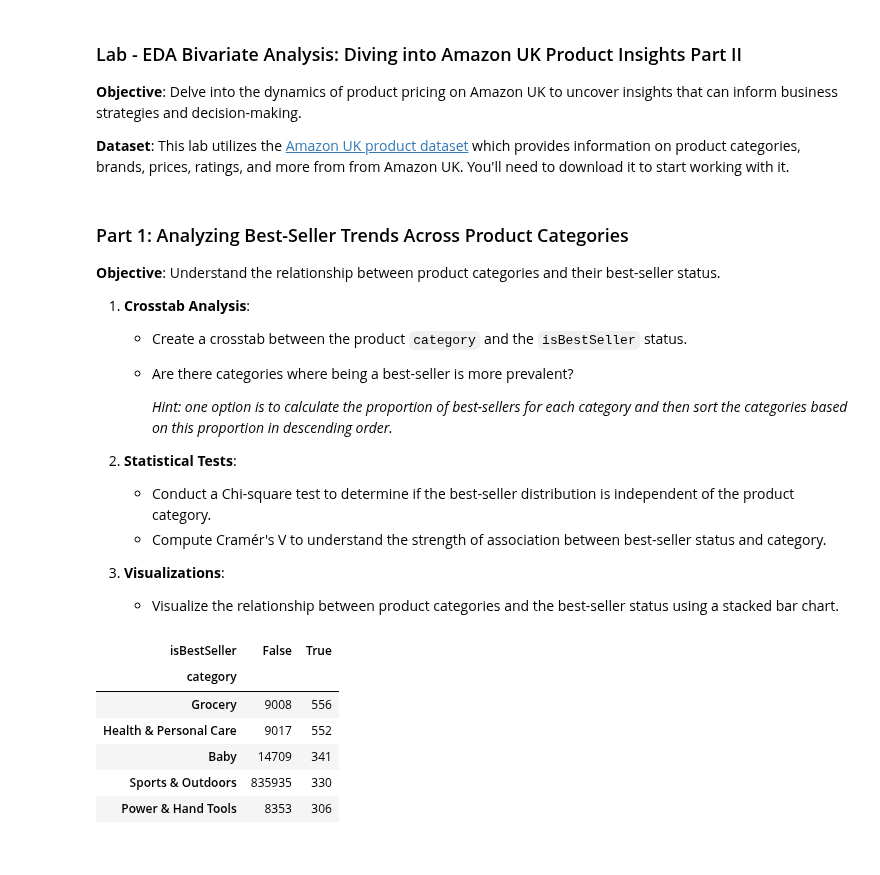
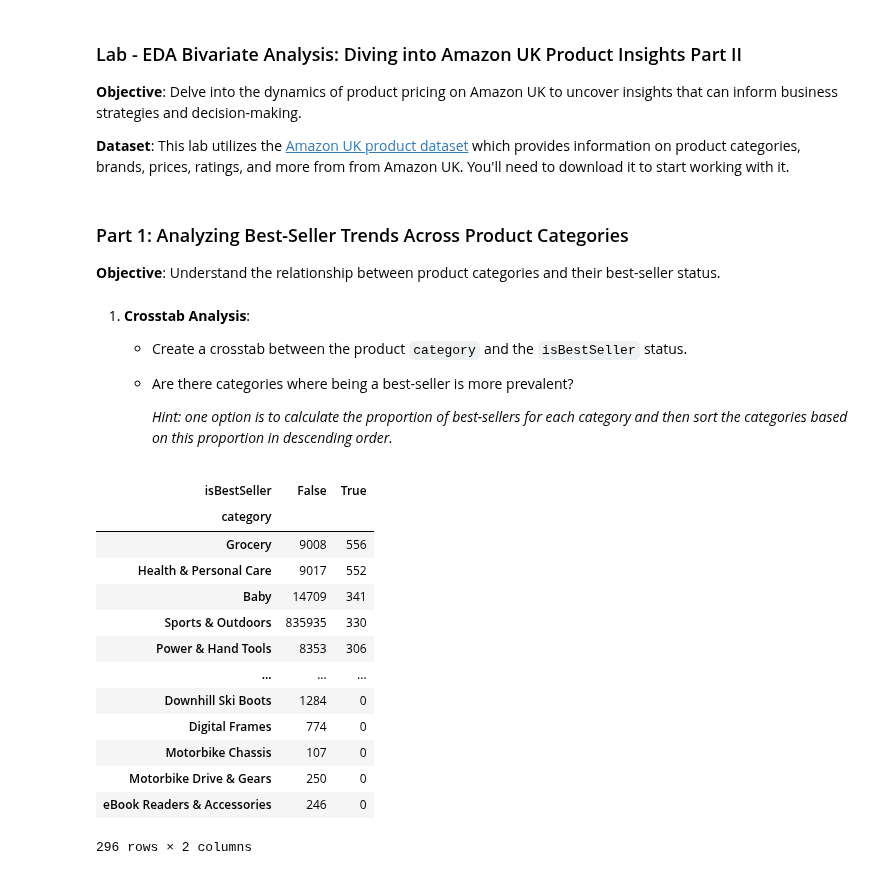
Before and after one commit to Federicosz/lab-eda-bivariate, a Jupyter notebook: FSZ_Solution.ipynb, the cells around one changed output. Drawn from its saved outputs; the diff is of its cells as text; code cells hidden in the pictures.

```diff
--- a/FSZ_Solution.ipynb
+++ b/FSZ_Solution.ipynb
@@ -25,34 +25,33 @@ category->Product category. (str)
 '''
 
 amz=pd.read_csv('amz_uk_price_prediction_dataset.csv',index_col='uid')
+# %% [markdown]
+### Part 1: Analyzing Best-Seller Trends Across Product Categories
+
+**Objective**: Understand the relationship between product categories and their best-seller status.
 # %% [markdown]
-### Part 1: Analyzing Best-Seller Trends Across Product Categories
-
-**Objective**: Understand the relationship between product categories and their best-seller status.
-
 1. **Crosstab Analysis**:
     - Create a crosstab between the product `category` and the `isBestSeller` status.
 
     - Are there categories where being a best-seller is more prevalent?
 
     	*Hint: one option is to calculate the proportion of best-sellers for each category and then sort the categories based on this proportion in descending order.*
-
-
-2. **Statistical Tests**:
-    - Conduct a Chi-square test to determine if the best-seller distribution is independent of the product category.
-    - Compute Cramér's V to understand the strength of association between best-seller status and category.
-
-3. **Visualizations**:
-	- Visualize the relationship between product categories and the best-seller status using a stacked bar chart.
 # %%
 #Crosstab Analysis:
-crosstab_result=pd.crosstab(amz['category'],(amz['isBestSeller'])).sort_values(by=True,ascending=False).head(5)
+crosstab_result=pd.crosstab(amz['category'],(amz['isBestSeller'])).sort_values(by=True,ascending=False)
 crosstab_result
 # %% [output]
 | isBestSeller | False | True |
 | category |  |  |
 | Grocery | 9008 | 556 |
 | Health & Personal Care | 9017 | 552 |
 | Baby | 14709 | 341 |
 | Sports & Outdoors | 835935 | 330 |
 | Power & Hand Tools | 8353 | 306 |
+| ... | ... | ... |
+| Downhill Ski Boots | 1284 | 0 |
+| Digital Frames | 774 | 0 |
+| Motorbike Chassis | 107 | 0 |
+| Motorbike Drive & Gears | 250 | 0 |
+| eBook Readers & Accessories | 246 | 0 |
+296 rows × 2 columns
```
Also changed, not shown: parts of 39 cells of this notebook.
